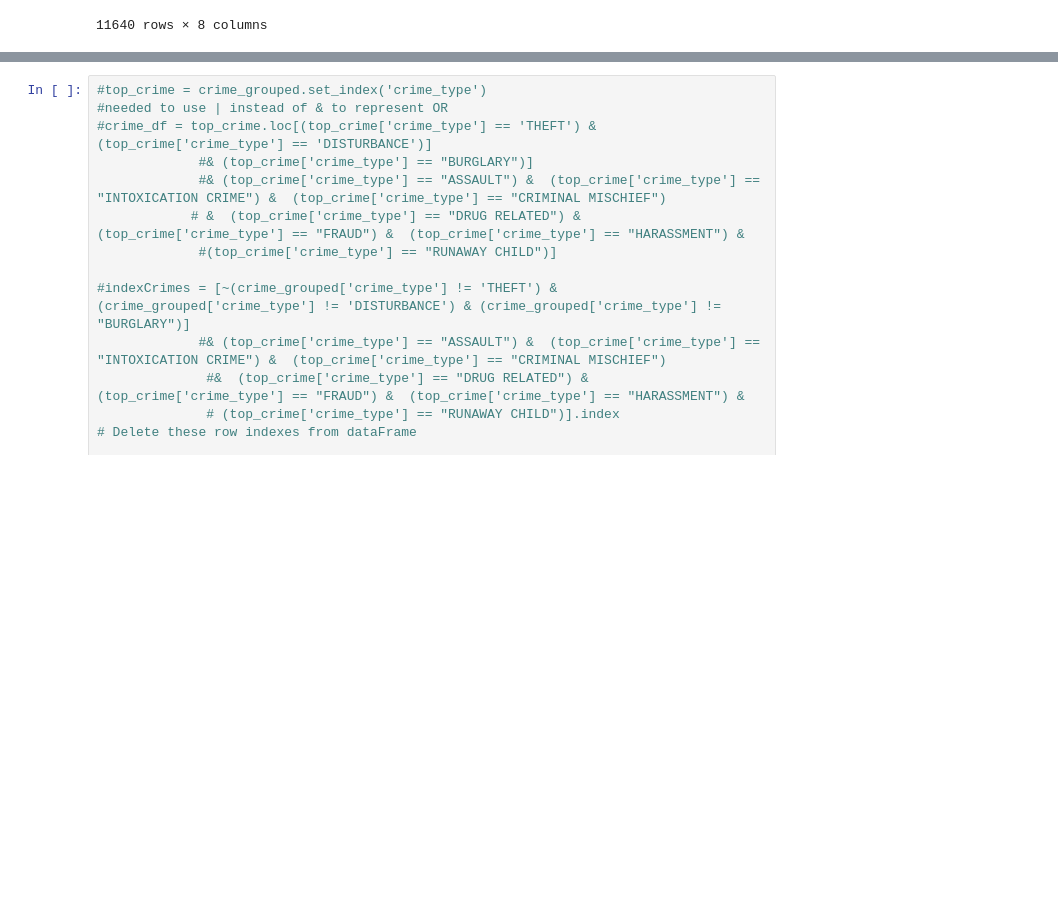
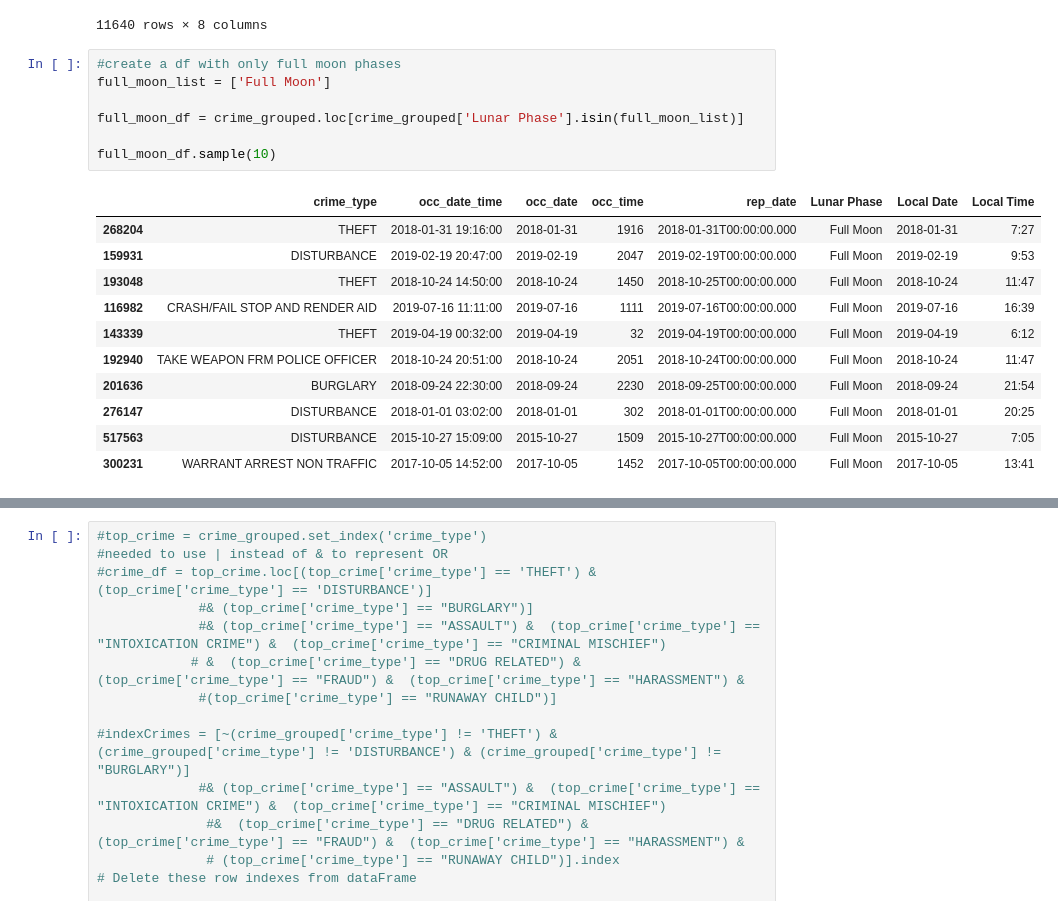
Before and after one commit to flashforward89/Project-1, a Jupyter notebook: Erin Folder/Crime_MoonPhase.ipynb, the cells around one changed output, grey strips where cells are left out. Drawn from its saved outputs; the diff is of its cells as text; blank space fills up the shorter version.

Commit message:
made smaller data frames for specific crimes and moon phases

```diff
--- a/Erin Folder/Crime_MoonPhase.ipynb
+++ b/Erin Folder/Crime_MoonPhase.ipynb
@@ -268,3 +268,22 @@ report_date.head()
 | 699989 | WARRANT ARREST NON TRAFFIC | 2014-04-15 23:41:00 | 2014-04-15 | 2341 | 2014-04-15T00:00:00.000 | Full Moon | 2014-04-15 | 2:45 |
 | 699990 | FAMILY DISTURBANCE | 2014-04-15 23:41:00 | 2014-04-15 | 2341 | 2014-04-15T00:00:00.000 | Full Moon | 2014-04-15 | 2:45 |
 11640 rows × 8 columns
+# %%
+#create a df with only full moon phases
+full_moon_list = ['Full Moon']
+
+full_moon_df = crime_grouped.loc[crime_grouped['Lunar Phase'].isin(full_moon_list)]
+
+full_moon_df.sample(10)
+# %% [output]
+|  | crime_type | occ_date_time | occ_date | occ_time | rep_date | Lunar Phase | Local Date | Local Time |
+| 268204 | THEFT | 2018-01-31 19:16:00 | 2018-01-31 | 1916 | 2018-01-31T00:00:00.000 | Full Moon | 2018-01-31 | 7:27 |
+| 159931 | DISTURBANCE | 2019-02-19 20:47:00 | 2019-02-19 | 2047 | 2019-02-19T00:00:00.000 | Full Moon | 2019-02-19 | 9:53 |
+| 193048 | THEFT | 2018-10-24 14:50:00 | 2018-10-24 | 1450 | 2018-10-25T00:00:00.000 | Full Moon | 2018-10-24 | 11:47 |
+| 116982 | CRASH/FAIL STOP AND RENDER AID | 2019-07-16 11:11:00 | 2019-07-16 | 1111 | 2019-07-16T00:00:00.000 | Full Moon | 2019-07-16 | 16:39 |
+| 143339 | THEFT | 2019-04-19 00:32:00 | 2019-04-19 | 32 | 2019-04-19T00:00:00.000 | Full Moon | 2019-04-19 | 6:12 |
+| 192940 | TAKE WEAPON FRM POLICE OFFICER | 2018-10-24 20:51:00 | 2018-10-24 | 2051 | 2018-10-24T00:00:00.000 | Full Moon | 2018-10-24 | 11:47 |
+| 201636 | BURGLARY | 2018-09-24 22:30:00 | 2018-09-24 | 2230 | 2018-09-25T00:00:00.000 | Full Moon | 2018-09-24 | 21:54 |
+| 276147 | DISTURBANCE | 2018-01-01 03:02:00 | 2018-01-01 | 302 | 2018-01-01T00:00:00.000 | Full Moon | 2018-01-01 | 20:25 |
+| 517563 | DISTURBANCE | 2015-10-27 15:09:00 | 2015-10-27 | 1509 | 2015-10-27T00:00:00.000 | Full Moon | 2015-10-27 | 7:05 |
+| 300231 | WARRANT ARREST NON TRAFFIC | 2017-10-05 14:52:00 | 2017-10-05 | 1452 | 2017-10-05T00:00:00.000 | Full Moon | 2017-10-05 | 13:41 |
```
Also changed, not shown: parts of 6 cells of this notebook.
